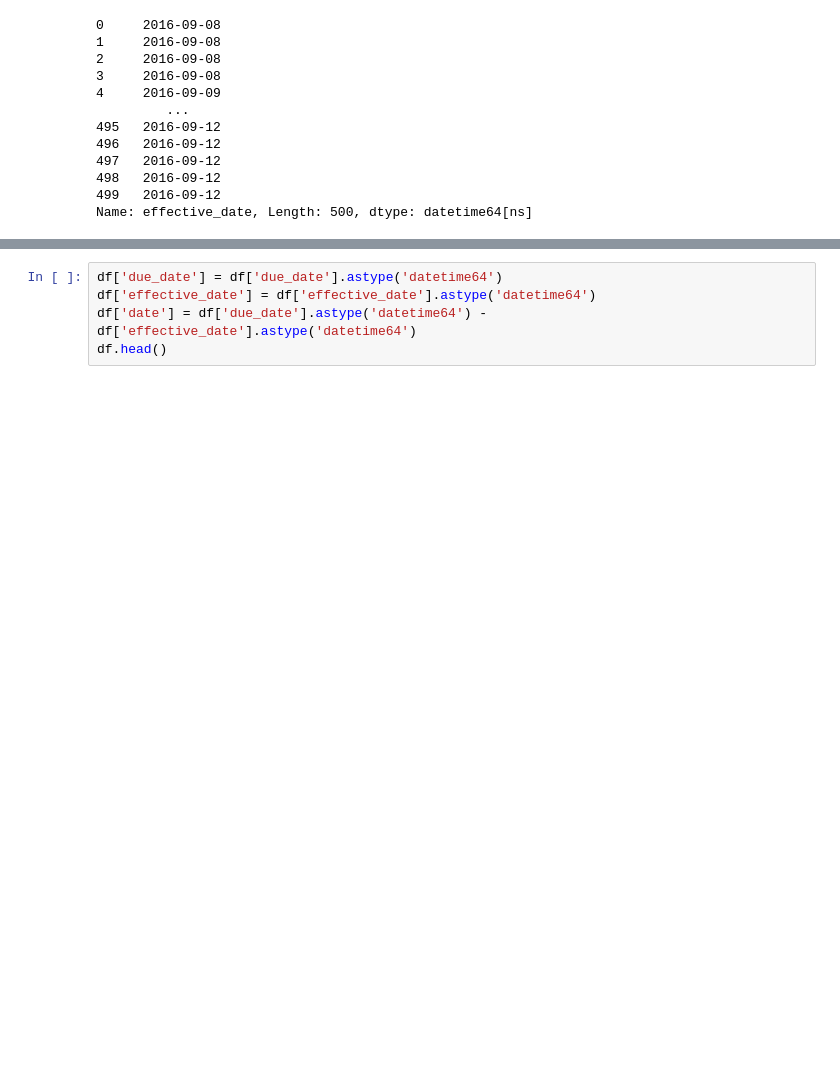
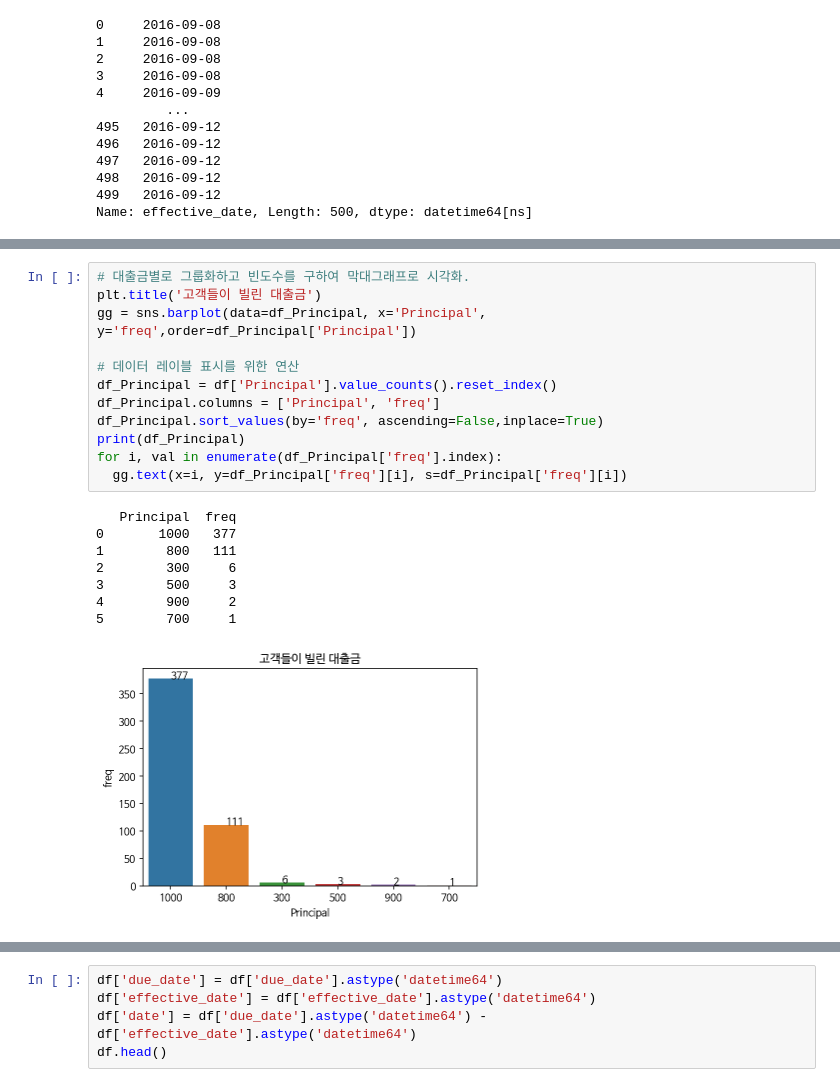
Before and after one commit to seonwoojh/KaggleStruggle, a Jupyter notebook: Kaggle_Loan_Data_Classification.ipynb, the cells around one changed output, grey strips where cells are left out. Cells and saved outputs as stored; diff of their text form; blank space fills up the shorter version.

```diff
--- a/Kaggle_Loan_Data_Classification.ipynb
+++ b/Kaggle_Loan_Data_Classification.ipynb
@@ -152,0 +195,21 @@ print('\n',df['education'].unique())
+# %%
+# 대출금별로 그룹화하고 빈도수를 구하여 막대그래프로 시각화.
+plt.title('고객들이 빌린 대출금')
+gg = sns.barplot(data=df_Principal, x='Principal', y='freq',order=df_Principal['Principal'])
+
+# 데이터 레이블 표시를 위한 연산
+df_Principal = df['Principal'].value_counts().reset_index()
+df_Principal.columns = ['Principal', 'freq']
+df_Principal.sort_values(by='freq', ascending=False,inplace=True)
+print(df_Principal)
+for i, val in enumerate(df_Principal['freq'].index):
+  gg.text(x=i, y=df_Principal['freq'][i], s=df_Principal['freq'][i])
+# %% [output]
+   Principal  freq
+0       1000   377
+1        800   111
+2        300     6
+3        500     3
+4        900     2
+5        700     1
+[figure, added]
```
Also changed, not shown: parts of 30 cells of this notebook.
